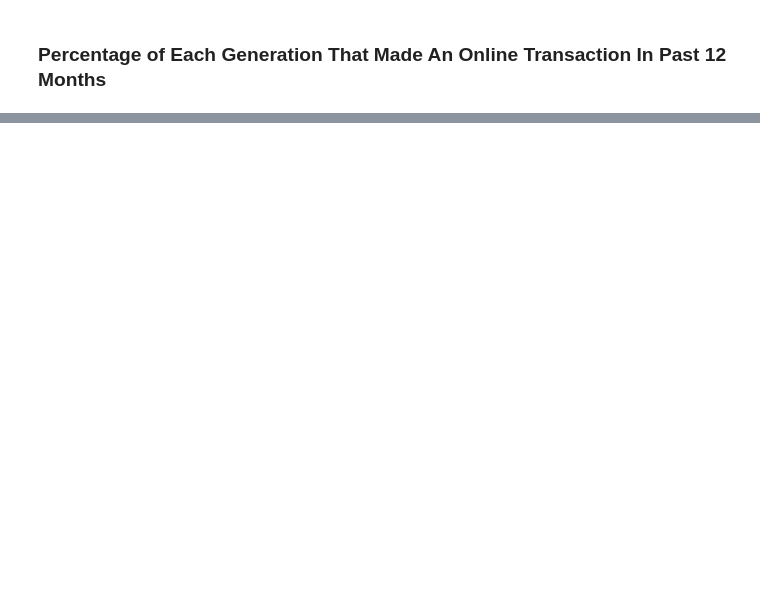
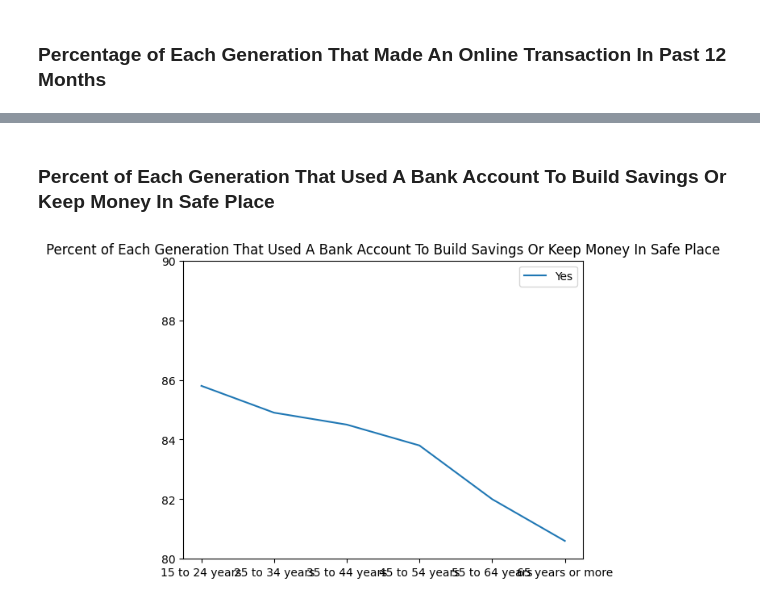
Before and after one commit to ryanmoore2121/Capstone, a Jupyter notebook: Banking.ipynb, the cells around one changed output, grey strips where cells are left out. Drawn from its saved outputs; the diff is of its cells as text; code cells hidden in the pictures; blank space fills up the shorter version.

```diff
--- a/Banking.ipynb
+++ b/Banking.ipynb
@@ -79,0 +82,22 @@ plt.show()
+# %% [markdown]
+### Percent of Each Generation That Used A Bank Account To Build Savings Or Keep Money In Safe Place
+# %%
+import pandas as pd
+import matplotlib.pyplot as plt
+
+
+#Code that pulls the dataset and reads it
+df = pd.read_csv('Buildsavings.csv')
+
+x = df['Row Variables']
+y = df["Yes"]
+
+plt.figure()
+plt.plot(x,y, label = 'Yes')
+plt.title('Percent of Each Generation That Used A Bank Account To Build Savings Or Keep Money In Safe Place')
+plt.legend()
+plt.ylim(80,90)
+
+plt.show()
+# %% [output]
+[figure, added]
```
Also changed, not shown: parts of 5 cells of this notebook, 1 other file.
